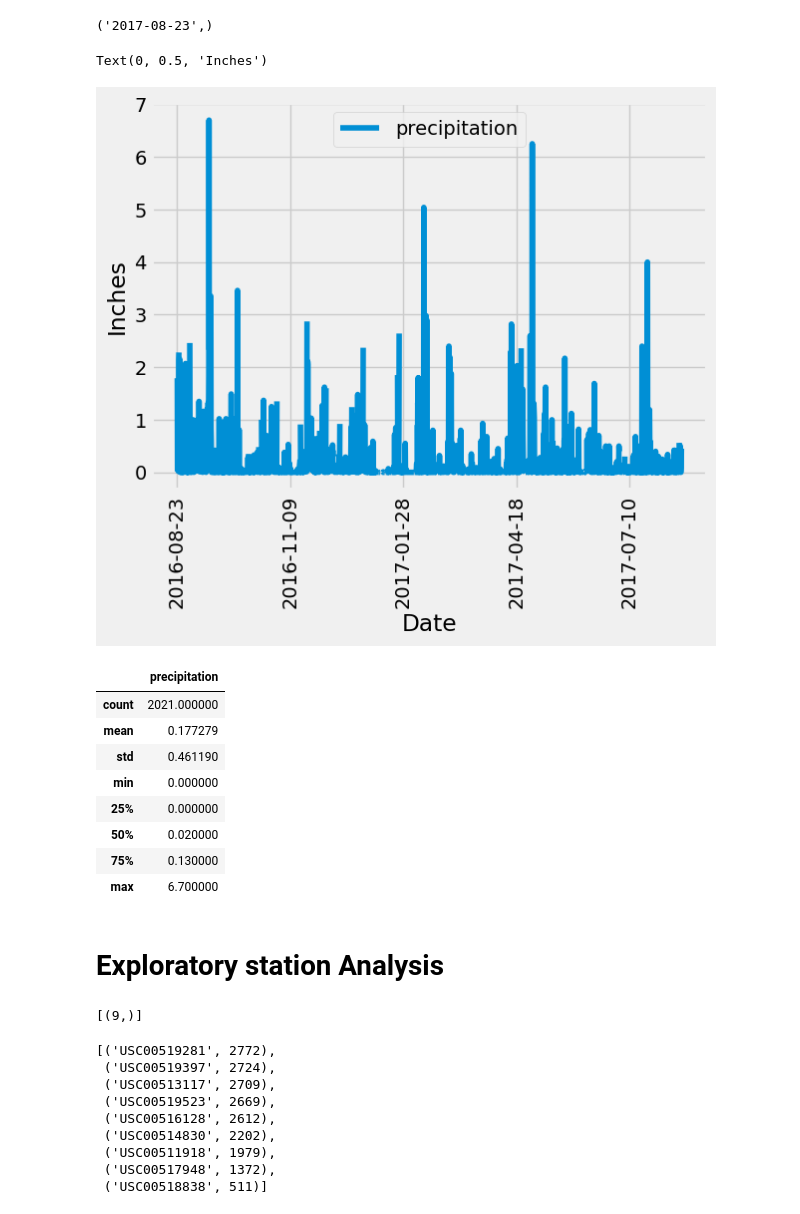
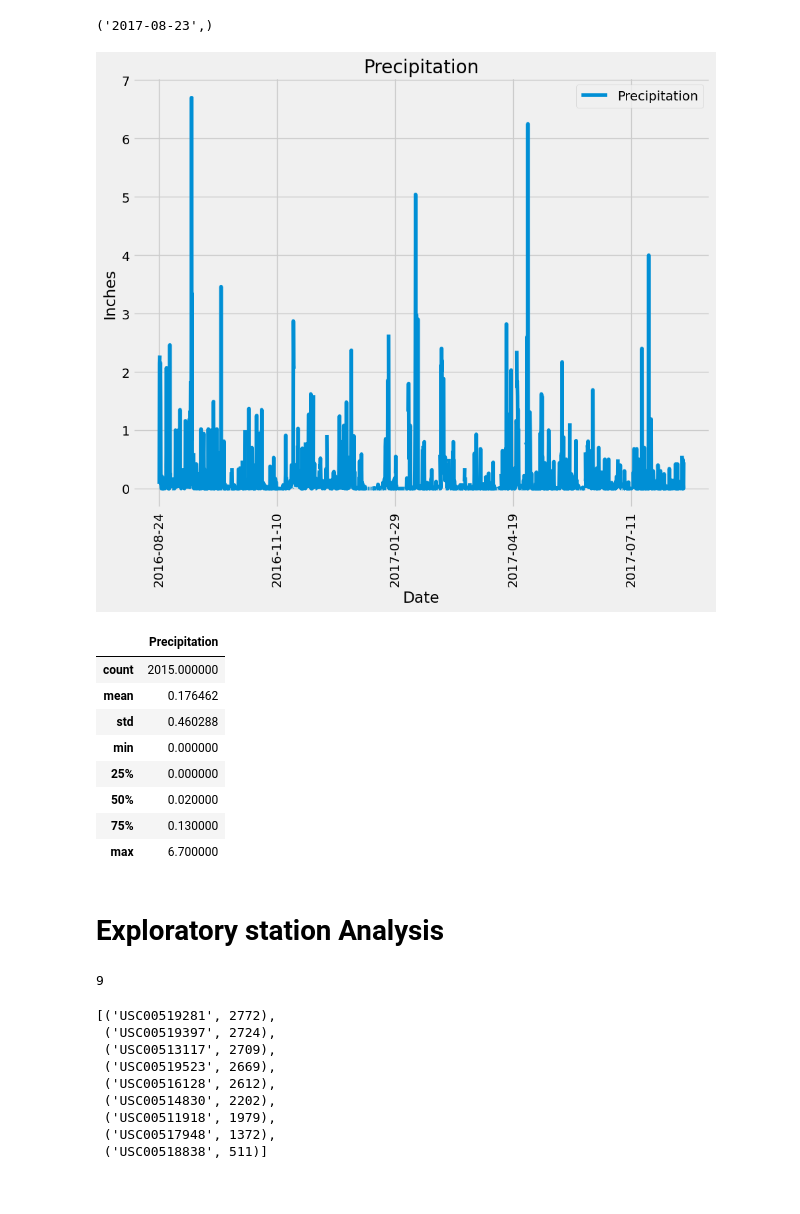
Before and after one commit to mark-helotie/sqlalchemy-challenge, a Jupyter notebook: SurfsUp/1_climate_starter.ipynb, the cells around one changed output. Drawn from its saved outputs; the diff is of its cells as text; code cells hidden in the pictures.

```diff
--- a/SurfsUp/1_climate_starter.ipynb
+++ b/SurfsUp/1_climate_starter.ipynb
@@ -41,3 +37,7 @@ station = Base.classes.station
+# %%
+# Save references to each table
+measurement = Base.classes.measurement
+station = Base.classes.station
 # %%
 # Create our session (link) from Python to the DB
 session = Session(engine)
@@ -51,37 +51,37 @@ session.query(measurement.date).order_by(measurement.date.desc()).first()
 # %%
 # Design a query to retrieve the last 12 months of precipitation data and plot the results.
 # Starting from the most recent data point in the database.
 
 # Calculate the date one year from the last date in data set.
 year_ago = dt.date(2017, 8,23) - dt.timedelta(days=365)
 
 # Perform a query to retrieve the data and precipitation scores
-dataframe_a = (session.query(measurement.date, measurement.prcp).\
-    .filter(measurement.date > year_ago).order_by(measurement.date).all())
+dataframe_a = (session.query(measurement.date, measurement.prcp).filter(measurement.date > year_ago).order_by(measurement.date).all())
 
 # Save the query results as a Pandas DataFrame. Explicitly set the column names
 dataframe_b = pd.DataFrame(dataframe_a, columns=["Date", "Precipitation"])
 
 # Sort the dataframe by date
 dataframe_b = dataframe_b.sort_values("Date").set_index("Date")
 
 # Use Pandas Plotting with Matplotlib to plot the data
 dataframe_b.plot(figsize = (10,8))
+plt.xticks(rotation = 90)
 plt.title("Precipitation")
 plt.xlabel("Date")
 plt.ylabel("Inches")
+plt.locator_params(axis='x',nbins=12)
 plt.show()
 # %% [output]
-Text(0, 0.5, 'Inches')
-[figure, old version]
+[figure, new version]
 # %%
 # Use Pandas to calculate the summary statistics for the precipitation data
 dataframe_b.describe()
 # %% [output]
-|  | precipitation |
-| count | 2021.000000 |
-| mean | 0.177279 |
-| std | 0.461190 |
+|  | Precipitation |
+| count | 2015.000000 |
+| mean | 0.176462 |
+| std | 0.460288 |
 | min | 0.000000 |
 | 25% | 0.000000 |
 | 50% | 0.020000 |
@@ -93,7 +93,7 @@ dataframe_b.describe()
 # Design a query to calculate the total number of stations in the dataset
 session.query(station.id).count()
 # %% [output]
-[(9,)]
+9
 # %%
 # Design a query to find the most active stations (i.e. which stations have the most rows?)
 # List the stations and their counts in descending order.
```
Also changed, not shown: parts of 4 cells of this notebook.
